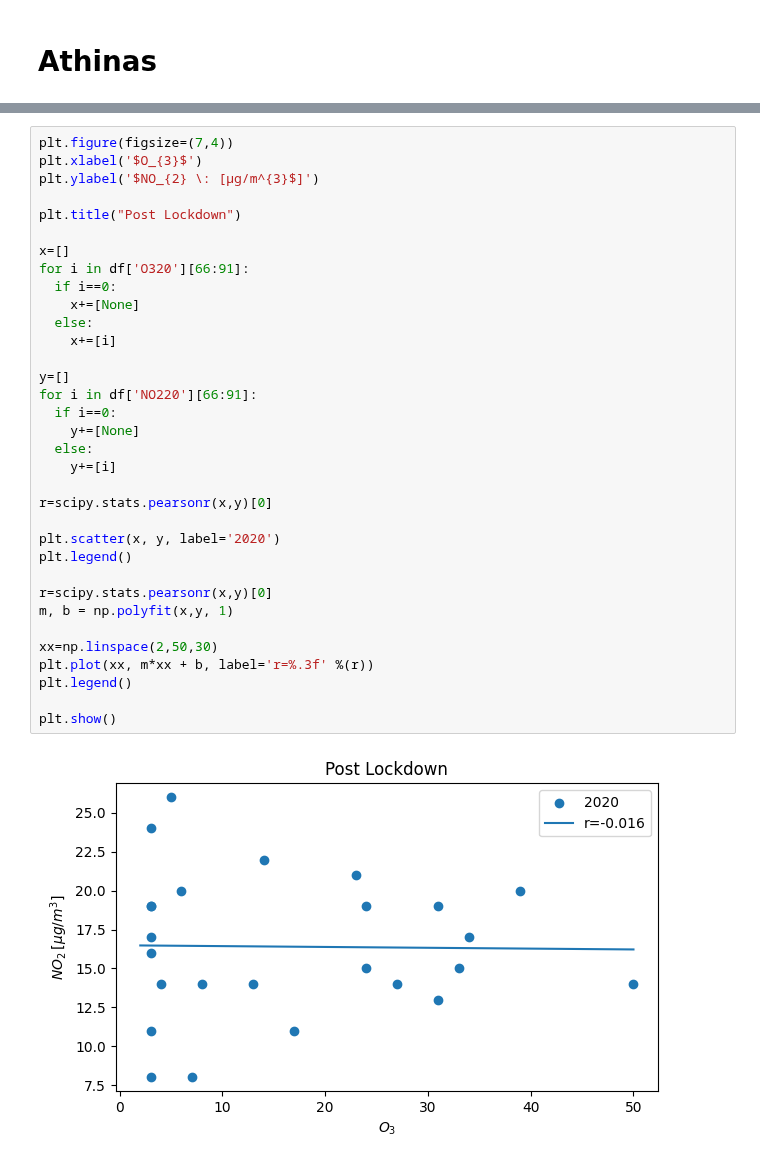
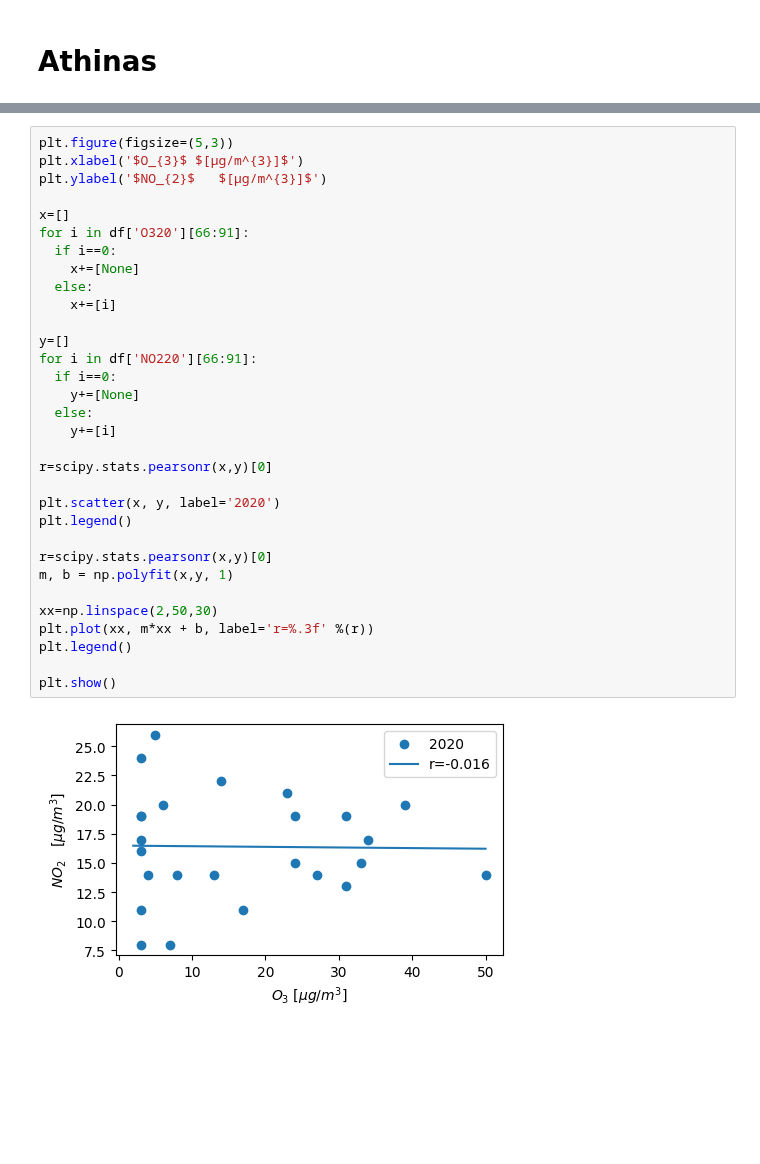
Before and after one commit to costpetrides/Air-pollution-COVID-19-impact, a Jupyter notebook: Correlation/ATH-Correlation.ipynb, the cells around one changed output, grey strips where cells are left out. Drawn from its saved outputs; the diff is of its cells as text; blank space fills up the shorter version.

```diff
--- a/Correlation/ATH-Correlation.ipynb
+++ b/Correlation/ATH-Correlation.ipynb
@@ -126,36 +121,34 @@ plt.show()
 # %%
-plt.figure(figsize=(7,4))
-plt.xlabel('$O_{3}$')
-plt.ylabel('$NO_{2} \: [μg/m^{3}$]')
-
-plt.title("Post Lockdown")
+plt.figure(figsize=(5,3))
+plt.xlabel('$O_{3}$ $[μg/m^{3}]$')
+plt.ylabel('$NO_{2}$   $[μg/m^{3}]$')
 
 x=[]
 for i in df['O320'][66:91]:
   if i==0:
     x+=[None]
   else:
     x+=[i]
 
 y=[]
 for i in df['NO220'][66:91]:
   if i==0:
     y+=[None]
   else:
     y+=[i]
 
 r=scipy.stats.pearsonr(x,y)[0]
 
 plt.scatter(x, y, label='2020')
 plt.legend()
 
 r=scipy.stats.pearsonr(x,y)[0]
 m, b = np.polyfit(x,y, 1)
 
 xx=np.linspace(2,50,30)
 plt.plot(xx, m*xx + b, label='r=%.3f' %(r))
 plt.legend()
 
 plt.show()
 # %% [output]
-[figure, old version]
+[figure, new version]
```
Also changed, not shown: parts of 14 cells of this notebook.
